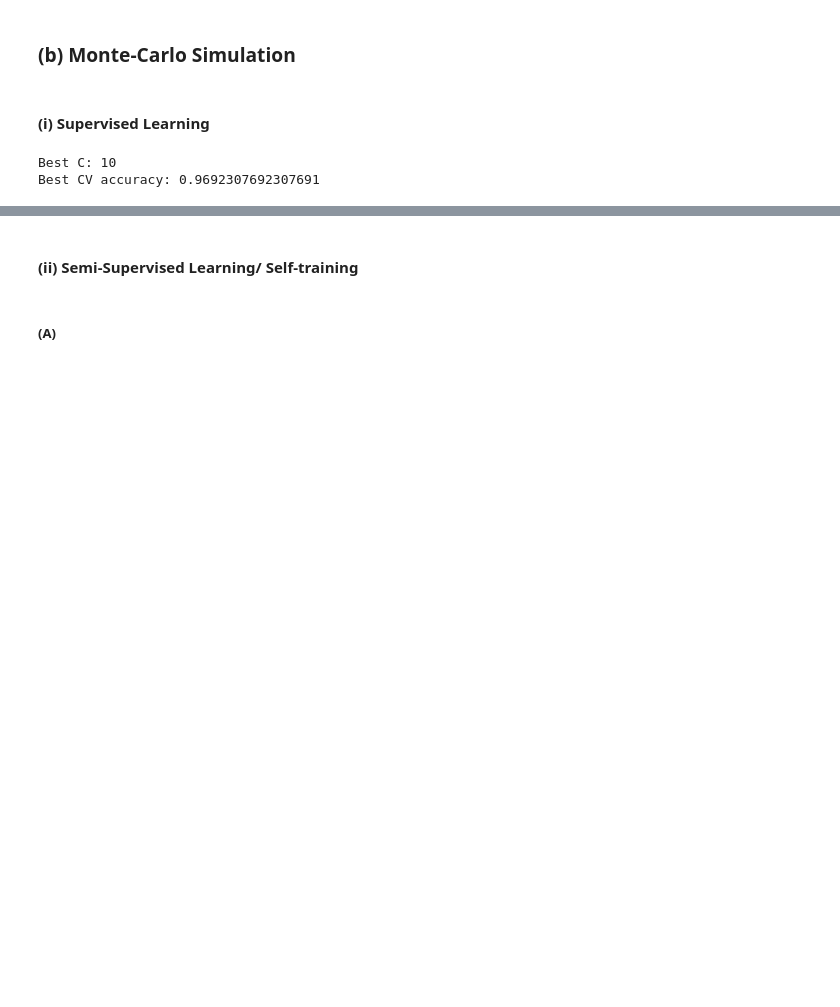
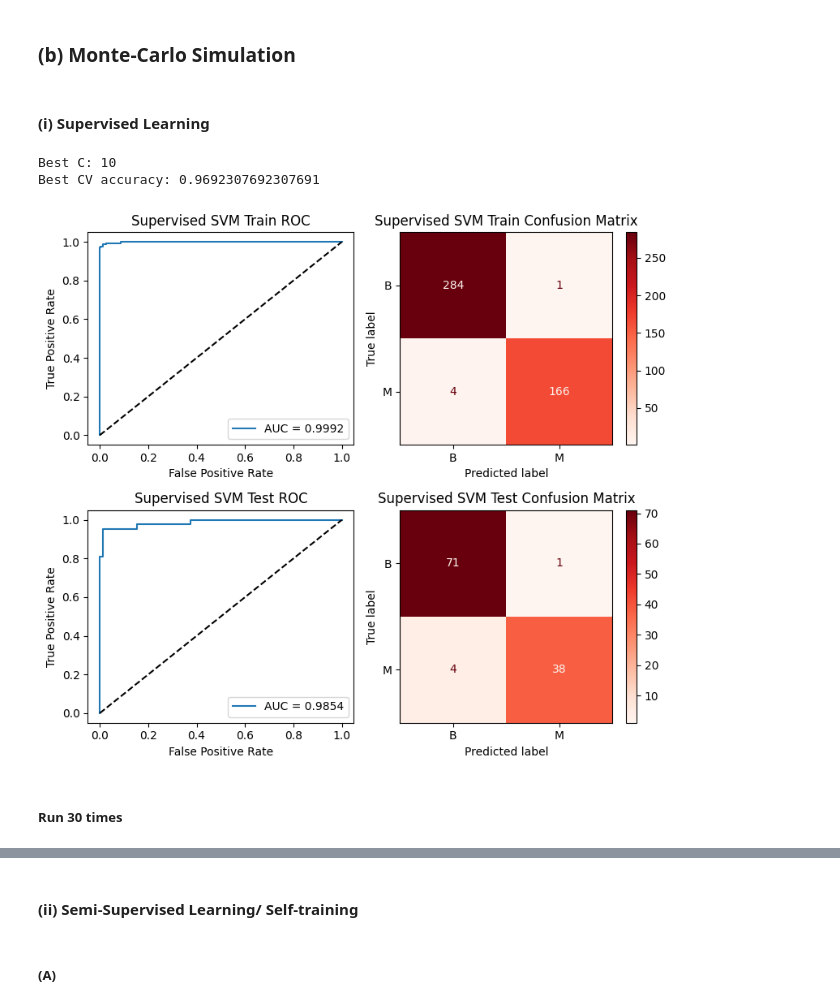
Before and after one commit to cxieusc/DSCI_552_HW8, a Jupyter notebook: notebook/Xie_Chong_HW8.ipynb, the cells around one changed output, grey strips where cells are left out. Saved outputs shown, nothing was run; the diff lists cells and outputs as text; code cells hidden in the pictures; blank space fills up the shorter version.

```diff
--- a/notebook/Xie_Chong_HW8.ipynb
+++ b/notebook/Xie_Chong_HW8.ipynb
@@ -77,3 +86,51 @@ print('Best CV accuracy:', search.best_score_)
 # %% [output]
 Best C: 10
 Best CV accuracy: 0.9692307692307691
+# %%
+def plot_svm_results(model, method_name):
+    fig, axes = plt.subplots(2, 2, figsize=(8, 7))
+
+    for row, split, X_part, y_part in [
+        (0, 'Train', X_train, y_train),
+        (1, 'Test', X_test, y_test)
+    ]:
+        predictions = model.predict(X_part)
+        scores = model.decision_function(X_part)
+
+        fpr, tpr, _ = roc_curve(
+            y_part, scores, pos_label='M'
+        )
+        auc_value = roc_auc_score(y_part, scores)
+
+        axes[row, 0].plot(
+            fpr, tpr,
+            label=f'AUC = {auc_value:.4f}'
+        )
+        axes[row, 0].plot([0, 1], [0, 1], 'k--')
+        axes[row, 0].set(
+            xlabel='False Positive Rate',
+            ylabel='True Positive Rate',
+            title=f'{method_name} {split} ROC'
+        )
+        axes[row, 0].legend()
+
+        ConfusionMatrixDisplay.from_predictions(
+            y_part,
+            predictions,
+            labels=['B', 'M'],
+            cmap='Reds',
+            ax=axes[row, 1]
+        )
+        axes[row, 1].set_title(
+            f'{method_name} {split} Confusion Matrix'
+        )
+
+    plt.tight_layout()
+    plt.show()
+
+
+plot_svm_results(search.best_estimator_, 'Supervised SVM')
+# %% [output]
+[figure, added]
+# %% [markdown]
+##### Run 30 times
```
Also changed, not shown: parts of 21 cells of this notebook.
